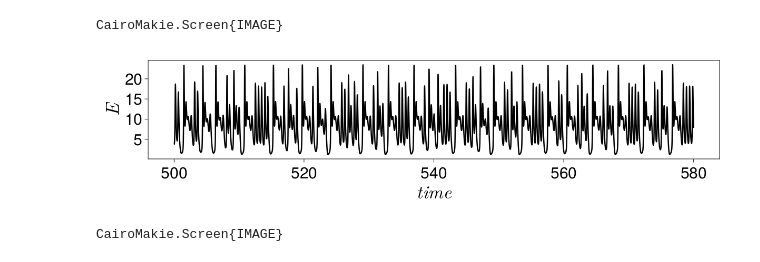
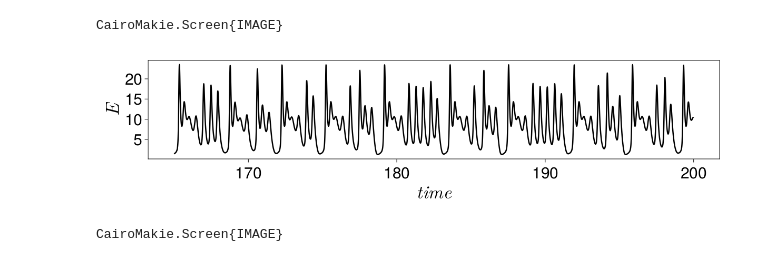
Before and after one commit to SergeyNovak777/dynamical-systems, a Jupyter notebook: Tsodyks Markram/Levanova/3 набор параметров/4 modes/Chaotic non-homoclinic bursting activity.ipynb, the cells around one changed output. Drawn from its saved outputs; the diff is of its cells as text; code cells hidden in the pictures.

```diff
--- a/Tsodyks Markram/Levanova/3 набор параметров/4 modes/Chaotic non-homoclinic bursting activity.ipynb
+++ b/Tsodyks Markram/Levanova/3 набор параметров/4 modes/Chaotic non-homoclinic bursting activity.ipynb
@@ -98,18 +105,18 @@ CairoMakie.Screen{IMAGE}
 # %%
 #save("phase_chaotic_non_hom.pdf", f)
 # %%
-ts, tf = 500000, 580000
+ts, tf = 165000, 200000 # 500000, 580000
 
 CairoMakie.activate!()
 f = Figure(resolution = (1200, 300))
 axis = Axis(f[1, 1], xlabel = L"$time$", ylabel = L"$E$",
             xlabelsize = lb_size, ylabelsize = lb_size,
             xticklabelsize = tck_size, yticklabelsize = tck_size,
             xgridvisible = false, ygridvisible = false)
 lines!(axis, sol_for.t[ts:tf], sol_for[1, ts:tf], linewidth = 2.5, color = :black)
 display(f)
 # %% [output]
-[figure, old version]
+[figure, new version]
 CairoMakie.Screen{IMAGE}
 # %%
 #save("timeseries_chaotic_non_hom.pdf", f)
```
Also changed, not shown: parts of 2 cells of this notebook, 11 other files.
